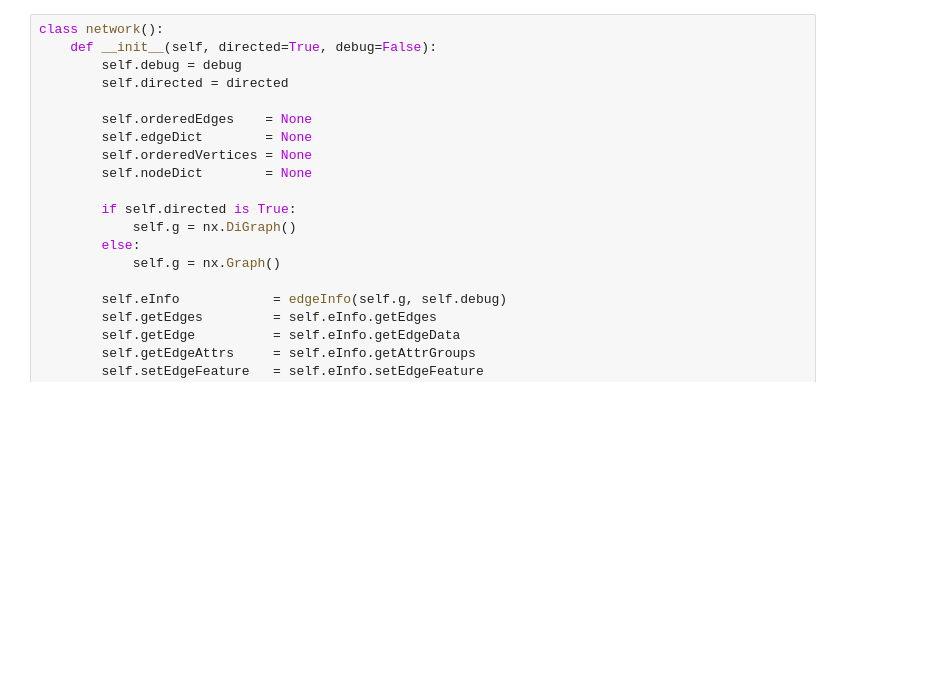
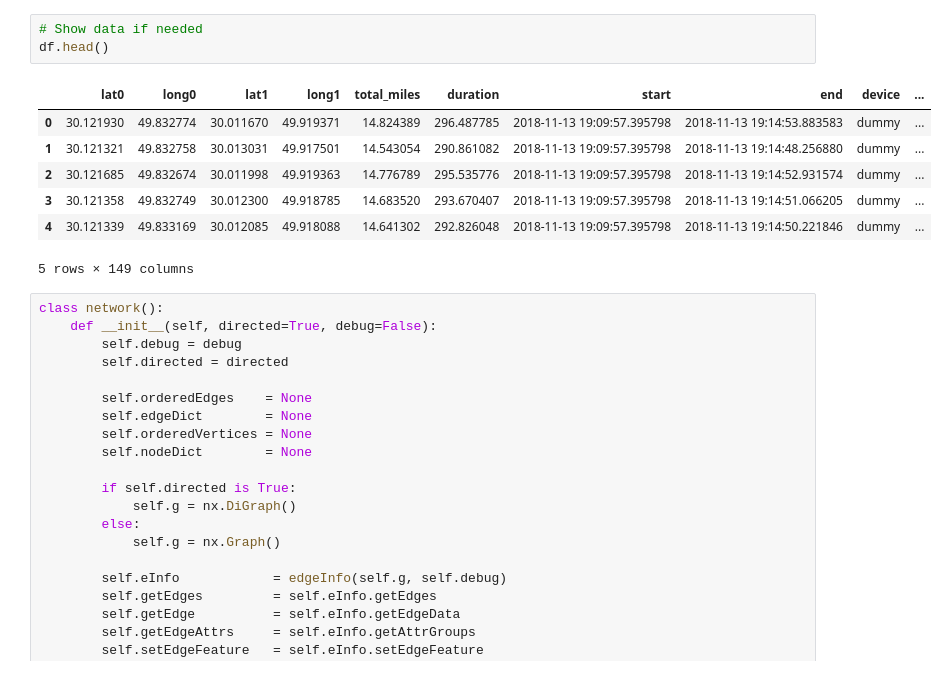
Before and after one commit to tgadf/network, a Jupyter notebook: createNetwork.ipynb, the cells around one changed output. Cells and saved outputs as stored; diff of their text form; blank space fills up the shorter version.

```diff
--- a/createNetwork.ipynb
+++ b/createNetwork.ipynb
@@ -154,4 +149,15 @@ Current Time is Mon Nov 12, 2018 10:12:15 for Done with Finding Nearest Clusters
 Process [Done with Finding Nearest Clusters for End of Trips] took 0 seconds.
+# %%
+# Show data if needed
+df.head()
+# %% [output]
+|  | lat0 | long0 | lat1 | long1 | total_miles | duration | start | end | device | ... |
+| 0 | 30.121930 | 49.832774 | 30.011670 | 49.919371 | 14.824389 | 296.487785 | 2018-11-13 19:09:57.395798 | 2018-11-13 19:14:53.883583 | dummy | ... |
+| 1 | 30.121321 | 49.832758 | 30.013031 | 49.917501 | 14.543054 | 290.861082 | 2018-11-13 19:09:57.395798 | 2018-11-13 19:14:48.256880 | dummy | ... |
+| 2 | 30.121685 | 49.832674 | 30.011998 | 49.919363 | 14.776789 | 295.535776 | 2018-11-13 19:09:57.395798 | 2018-11-13 19:14:52.931574 | dummy | ... |
+| 3 | 30.121358 | 49.832749 | 30.012300 | 49.918785 | 14.683520 | 293.670407 | 2018-11-13 19:09:57.395798 | 2018-11-13 19:14:51.066205 | dummy | ... |
+| 4 | 30.121339 | 49.833169 | 30.012085 | 49.918088 | 14.641302 | 292.826048 | 2018-11-13 19:09:57.395798 | 2018-11-13 19:14:50.221846 | dummy | ... |
+5 rows × 149 columns
 # %%
 class network():
     def __init__(self, directed=True, debug=False):
```
Also changed, not shown: parts of 23 cells of this notebook.
